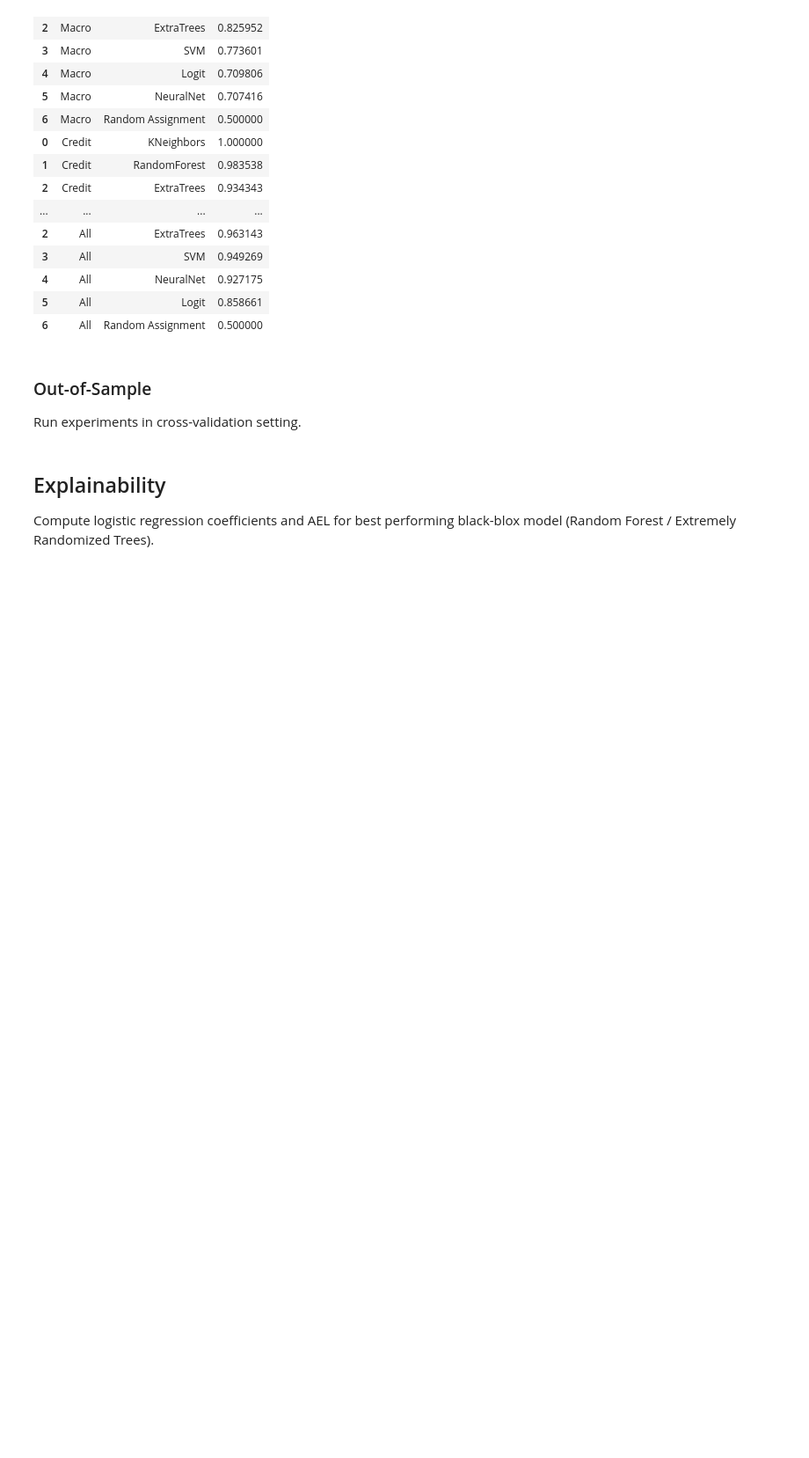
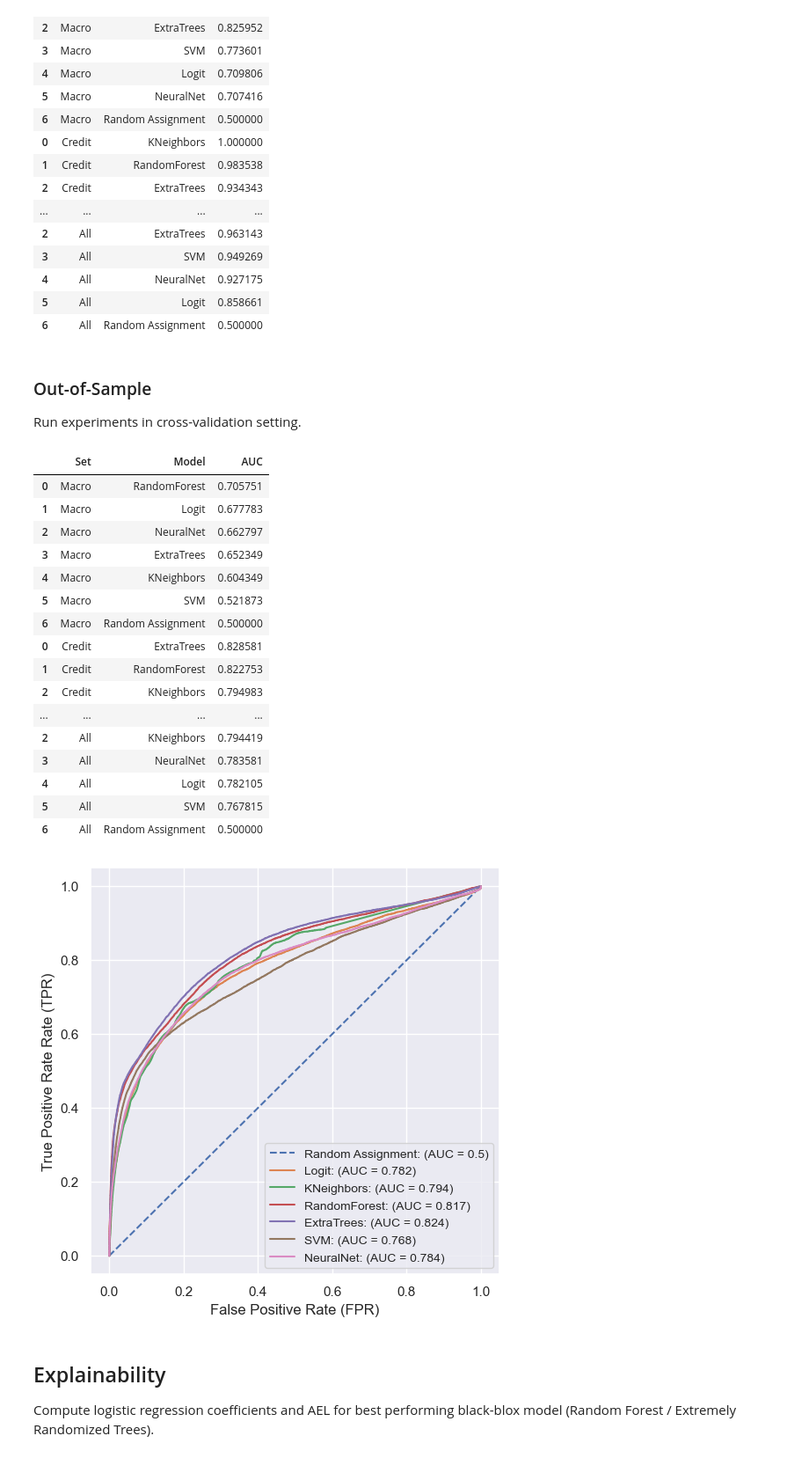
Before and after one commit to chrisreimann/financialCrisisML, a Jupyter notebook: code/run.ipynb, the cells around one changed output. Shown at 88% size. Cells and saved outputs as stored; diff of their text form; code cells hidden in the pictures; blank space fills up the shorter version.

```diff
--- a/code/run.ipynb
+++ b/code/run.ipynb
@@ -83,16 +83,35 @@ resIS
 ### Out-of-Sample
 Run experiments in cross-validation setting.
 # %%
-n = 2 # Specify number of cross-validation iterations
+n = 100 # Specify number of cross-validation iterations
 
 ex_macro.run(n)
 ex_credit.run(n)
 ex_ca.run(n)
 ex_all.run(n)
 
 resCrossVal = pd.concat([ex_macro.auc, ex_credit.auc, ex_ca.auc, ex_all.auc])
 ex_all.rocGraph()
 resCrossVal
+# %% [output]
+|  | Set | Model | AUC |
+| 0 | Macro | RandomForest | 0.705751 |
+| 1 | Macro | Logit | 0.677783 |
+| 2 | Macro | NeuralNet | 0.662797 |
+| 3 | Macro | ExtraTrees | 0.652349 |
+| 4 | Macro | KNeighbors | 0.604349 |
+| 5 | Macro | SVM | 0.521873 |
+| 6 | Macro | Random Assignment | 0.500000 |
+| 0 | Credit | ExtraTrees | 0.828581 |
+| 1 | Credit | RandomForest | 0.822753 |
+| 2 | Credit | KNeighbors | 0.794983 |
+| ... | ... | ... | ... |
+| 2 | All | KNeighbors | 0.794419 |
+| 3 | All | NeuralNet | 0.783581 |
+| 4 | All | Logit | 0.782105 |
+| 5 | All | SVM | 0.767815 |
+| 6 | All | Random Assignment | 0.500000 |
+[figure, added]
 # %% [markdown]
 ## Explainability
 Compute logistic regression coefficients and AEL for best performing black-blox model (Random Forest / Extremely Randomized Trees).
```
Also changed, not shown: parts of 3 cells of this notebook, 2 other files.
